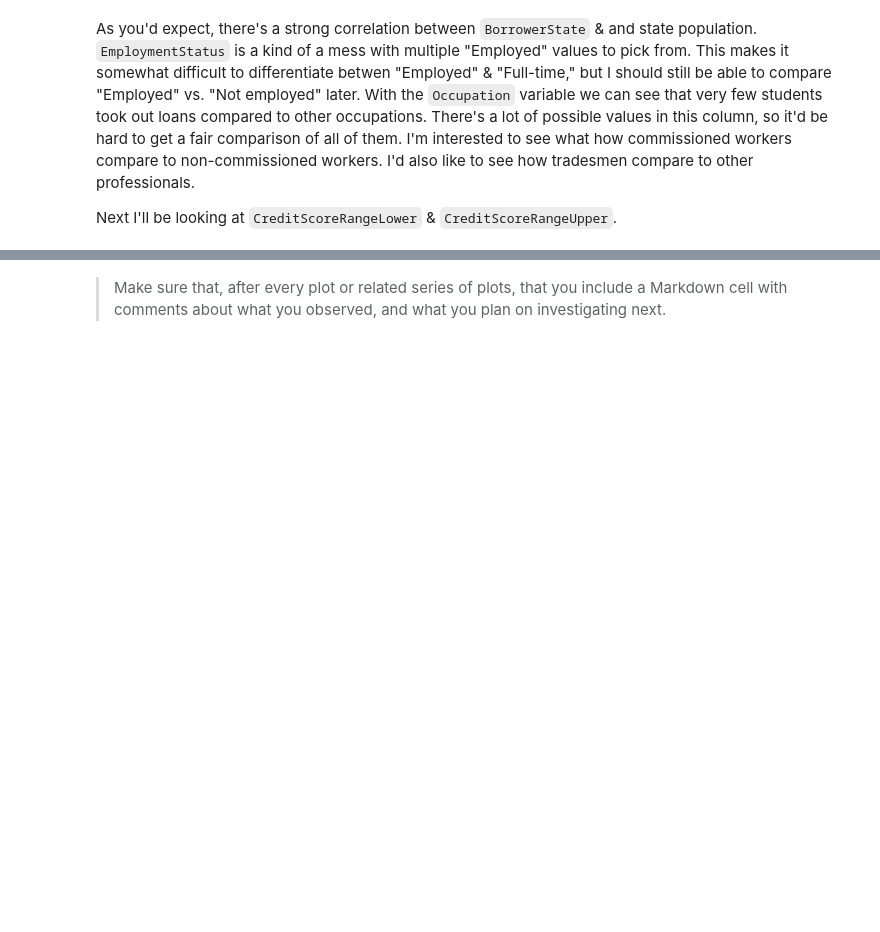
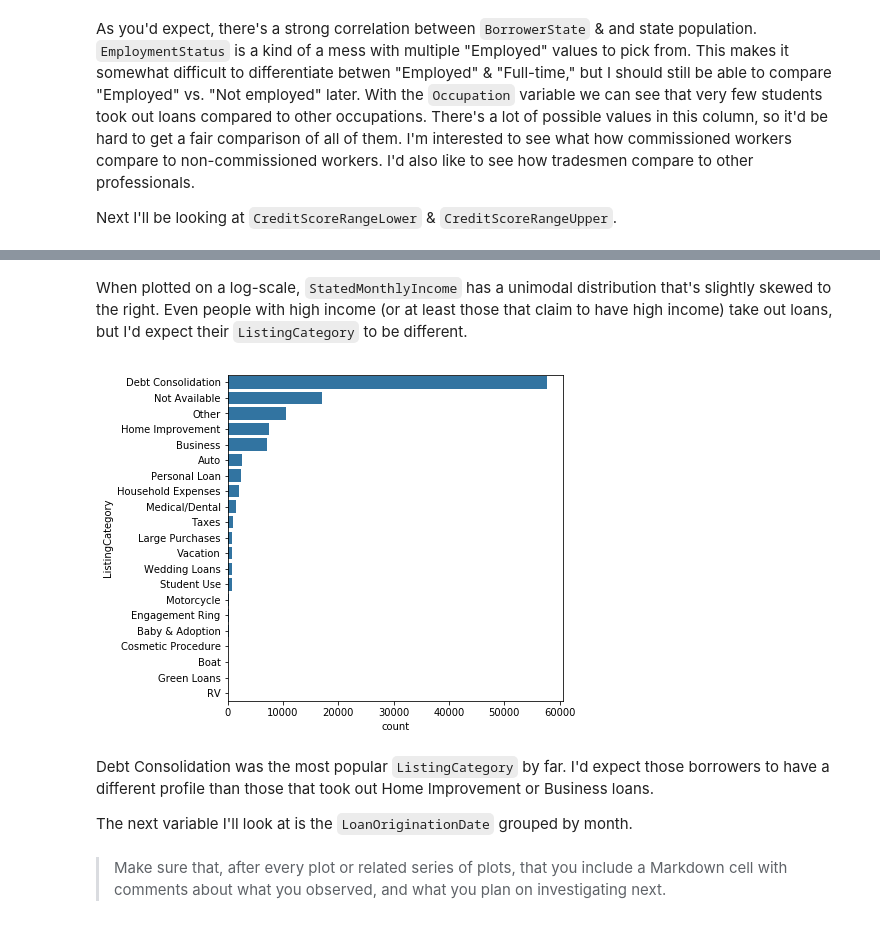
Before and after one commit to iRowebot/prosper_loans_visualizations, a Jupyter notebook: prosper_loans_data_visualization.ipynb, the cells around one changed output, grey strips where cells are left out. Cells and saved outputs as stored; diff of their text form; code cells hidden in the pictures; blank space fills up the shorter version.

```diff
--- a/prosper_loans_data_visualization.ipynb
+++ b/prosper_loans_data_visualization.ipynb
@@ -369,3 +428,14 @@ Above we can see that the `CreditScoreRange` columns are exactly the same shape.
+# %% [markdown]
+When plotted on a log-scale, `StatedMonthlyIncome` has a unimodal distribution that's slightly skewed to the right. Even people with high income (or at least those that claim to have high income) take out loans, but I'd expect their `ListingCategory` to be different.
+# %%
+plt.figure(figsize=[6,6])
+sns.countplot(data=df, y='ListingCategory', color=base_color, order=df.ListingCategory.value_counts().index);
+# %% [output]
+[figure, added]
+# %% [markdown]
+Debt Consolidation was the most popular `ListingCategory` by far. I'd expect those borrowers to have a different profile than those that took out Home Improvement or Business loans.
+
+The next variable I'll look at is the `LoanOriginationDate` grouped by month.
 # %% [markdown]
 > Make sure that, after every plot or related series of plots, that you
 include a Markdown cell with comments about what you observed, and what
```
Also changed, not shown: parts of 7 cells of this notebook.
